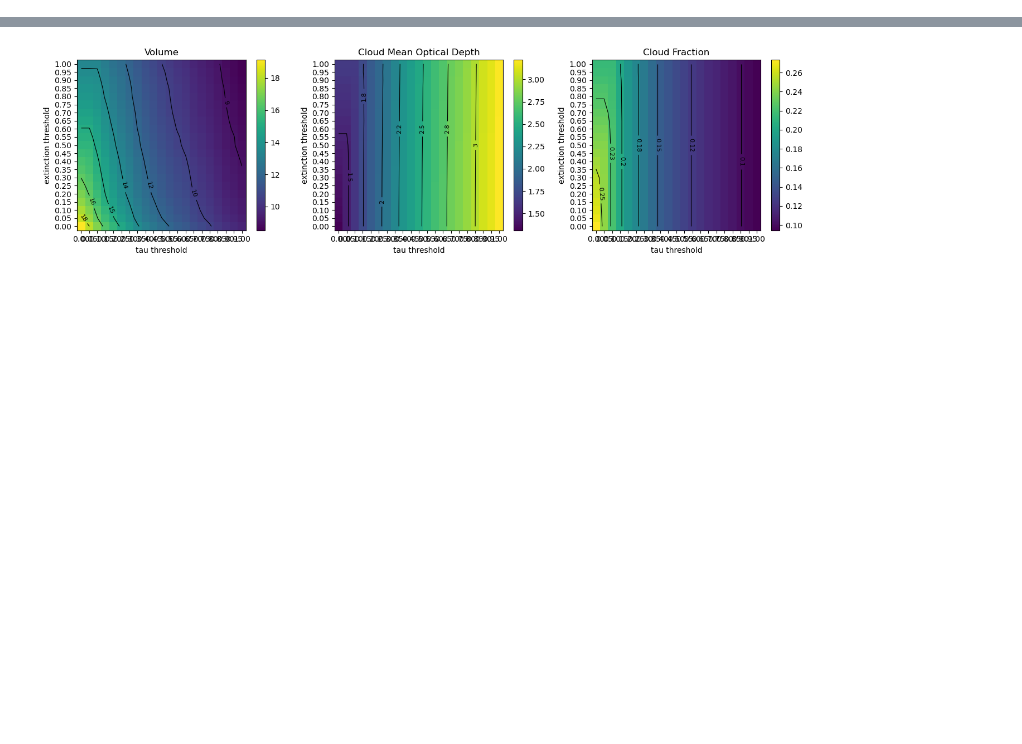
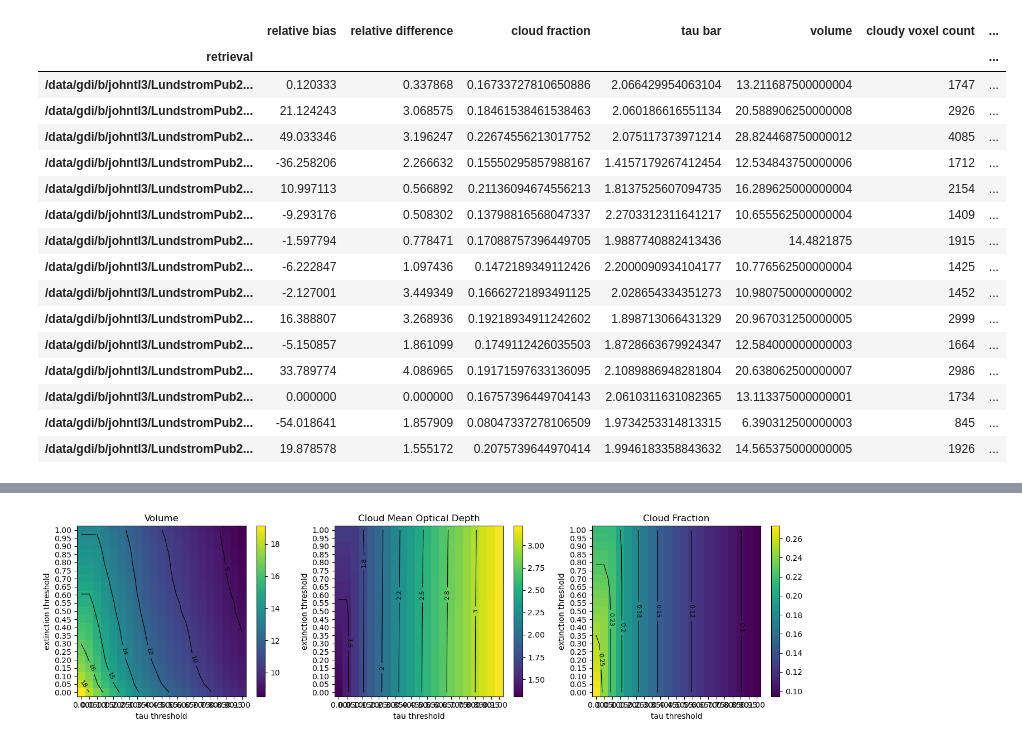
Before and after one commit to jlun17/misr-at3d-camp2ex, a Jupyter notebook: notebooks/investigation/multi_retreival/perturbation_tables_oop.ipynb, the cells around one changed output, grey strips where cells are left out. Cells and saved outputs as stored; diff of their text form; code cells hidden in the pictures; blank space fills up the shorter version.

```diff
--- a/notebooks/investigation/multi_retreival/perturbation_tables_oop.ipynb
+++ b/notebooks/investigation/multi_retreival/perturbation_tables_oop.ipynb
@@ -27,0 +33,20 @@ df1 = pd.merge(compare1, stats1, on='retrieval')
+# %%
+table
+# %% [output]
+|  | relative bias | relative difference | cloud fraction | tau bar | volume | cloudy voxel count | ... |
+| retrieval |  |  |  |  |  |  | ... |
+| /data/gdi/b/johntl3/LundstromPub2... | 0.120333 | 0.337868 | 0.16733727810650886 | 2.066429954063104 | 13.211687500000004 | 1747 | ... |
+| /data/gdi/b/johntl3/LundstromPub2... | 21.124243 | 3.068575 | 0.18461538461538463 | 2.060186616551134 | 20.588906250000008 | 2926 | ... |
+| /data/gdi/b/johntl3/LundstromPub2... | 49.033346 | 3.196247 | 0.22674556213017752 | 2.075117373971214 | 28.824468750000012 | 4085 | ... |
+| /data/gdi/b/johntl3/LundstromPub2... | -36.258206 | 2.266632 | 0.15550295857988167 | 1.4157179267412454 | 12.534843750000006 | 1712 | ... |
+| /data/gdi/b/johntl3/LundstromPub2... | 10.997113 | 0.566892 | 0.21136094674556213 | 1.8137525607094735 | 16.289625000000004 | 2154 | ... |
+| /data/gdi/b/johntl3/LundstromPub2... | -9.293176 | 0.508302 | 0.13798816568047337 | 2.2703312311641217 | 10.655562500000004 | 1409 | ... |
+| /data/gdi/b/johntl3/LundstromPub2... | -1.597794 | 0.778471 | 0.17088757396449705 | 1.9887740882413436 | 14.4821875 | 1915 | ... |
+| /data/gdi/b/johntl3/LundstromPub2... | -6.222847 | 1.097436 | 0.1472189349112426 | 2.2000090934104177 | 10.776562500000004 | 1425 | ... |
+| /data/gdi/b/johntl3/LundstromPub2... | -2.127001 | 3.449349 | 0.16662721893491125 | 2.028654334351273 | 10.980750000000002 | 1452 | ... |
+| /data/gdi/b/johntl3/LundstromPub2... | 16.388807 | 3.268936 | 0.19218934911242602 | 1.898713066431329 | 20.967031250000005 | 2999 | ... |
+| /data/gdi/b/johntl3/LundstromPub2... | -5.150857 | 1.861099 | 0.1749112426035503 | 1.8728663679924347 | 12.584000000000003 | 1664 | ... |
+| /data/gdi/b/johntl3/LundstromPub2... | 33.789774 | 4.086965 | 0.19171597633136095 | 2.1089886948281804 | 20.638062500000007 | 2986 | ... |
+| /data/gdi/b/johntl3/LundstromPub2... | 0.000000 | 0.000000 | 0.16757396449704143 | 2.0610311631082365 | 13.113375000000001 | 1734 | ... |
+| /data/gdi/b/johntl3/LundstromPub2... | -54.018641 | 1.857909 | 0.08047337278106509 | 1.9734253314813315 | 6.390312500000003 | 845 | ... |
+| /data/gdi/b/johntl3/LundstromPub2... | 19.878578 | 1.555172 | 0.2075739644970414 | 1.9946183358843632 | 14.565375000000005 | 1926 | ... |
```
Also changed, not shown: parts of 6 cells of this notebook, 2 other files.
